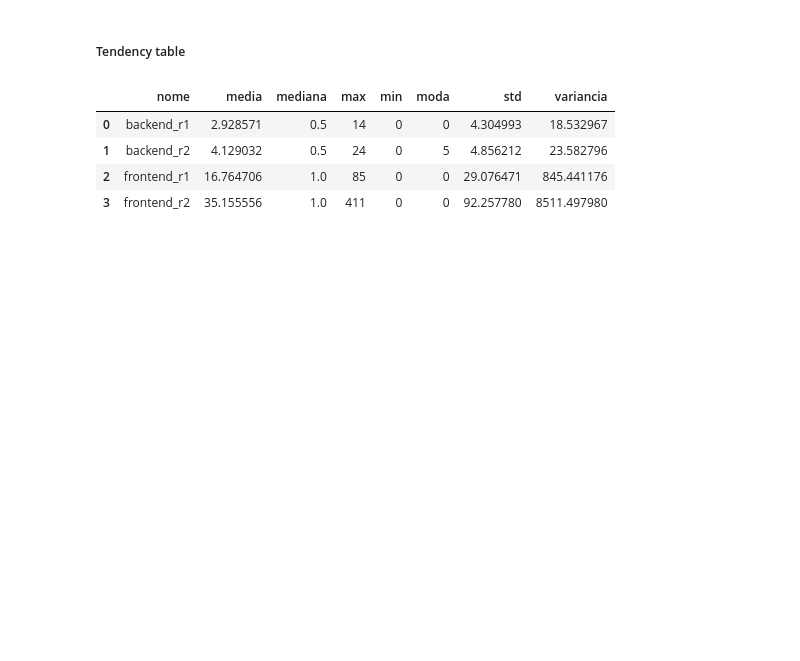
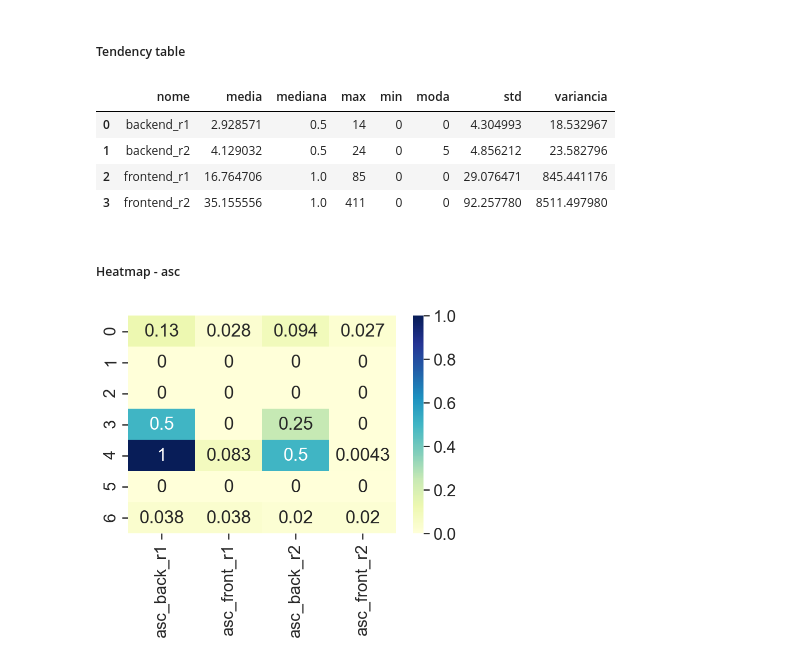
Before and after one commit to fga-eps-mds/2020.1-Grupo6, a Jupyter notebook: analytics/src/analytics.ipynb, the cells around one changed output. Saved outputs shown, nothing was run; the diff lists cells and outputs as text; code cells hidden in the pictures; blank space fills up the shorter version.

```diff
--- a/analytics/src/analytics.ipynb
+++ b/analytics/src/analytics.ipynb
@@ -1764,3 +1800,9 @@ df_medidas
 | 1 | backend_r2 | 4.129032 | 0.5 | 24 | 0 | 5 | 4.856212 | 23.582796 |
 | 2 | frontend_r1 | 16.764706 | 1.0 | 85 | 0 | 0 | 29.076471 | 845.441176 |
 | 3 | frontend_r2 | 35.155556 | 1.0 | 411 | 0 | 0 | 92.257780 | 8511.497980 |
+# %% [markdown]
+##### Heatmap - asc
+# %%
+asc_heatmap = sns.heatmap(asc, cmap="YlGnBu", annot=True)
+# %% [output]
+[figure, added]
```
Also changed, not shown: parts of 29 cells of this notebook.
